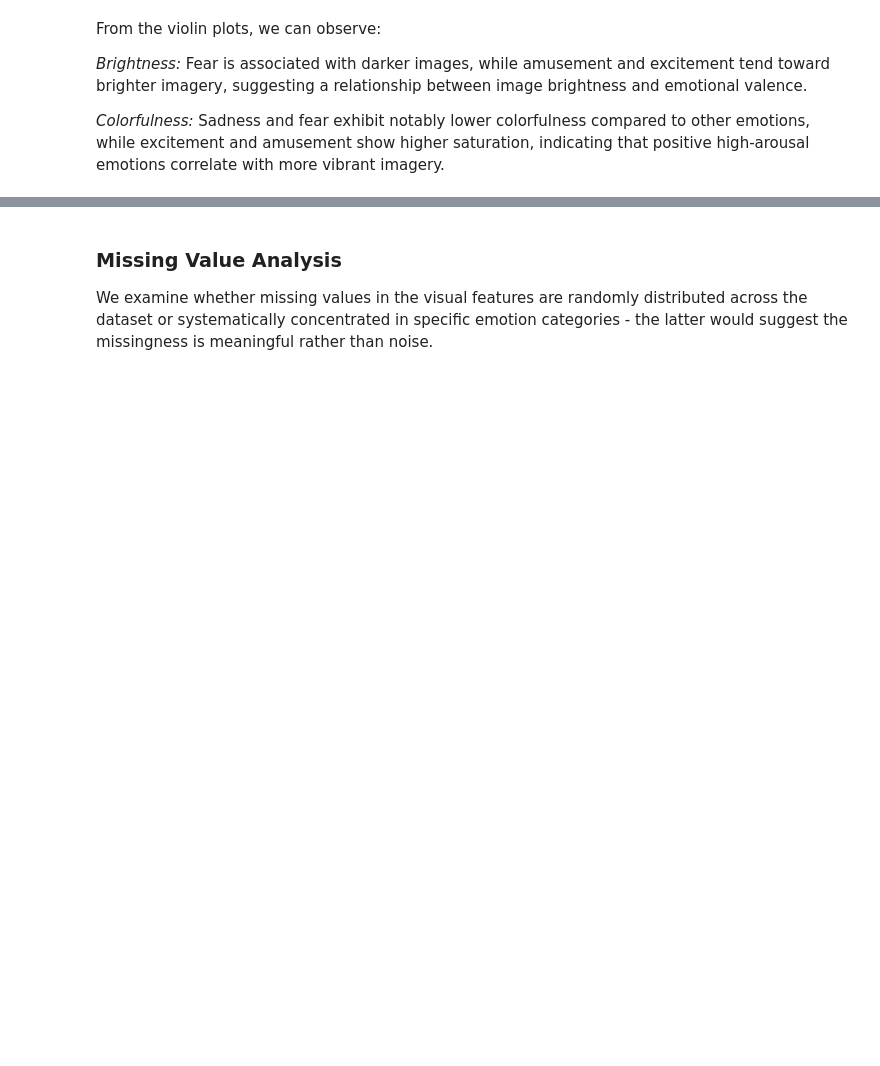
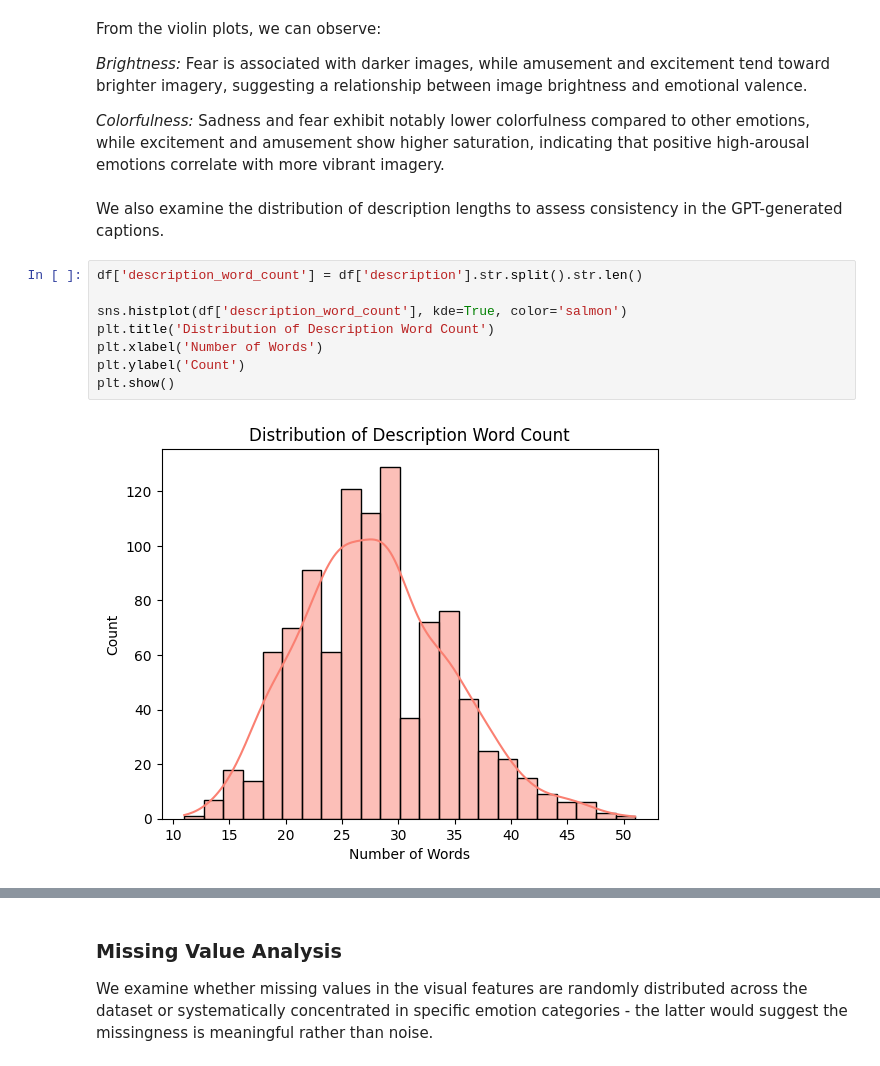
Before and after one commit to yodesser/Embeddings, a Jupyter notebook: FinalProject.ipynb, the cells around one changed output, grey strips where cells are left out. Saved outputs shown, nothing was run; the diff lists cells and outputs as text; blank space fills up the shorter version.

Commit message:
more plots added

```diff
--- a/FinalProject.ipynb
+++ b/FinalProject.ipynb
@@ -127,3 +122,15 @@ From the violin plots, we can observe:
 *Brightness:* Fear is associated with darker images, while amusement and excitement tend toward brighter imagery, suggesting a relationship between image brightness and emotional valence.
 
 *Colorfulness:* Sadness and fear exhibit notably lower colorfulness compared to other emotions, while excitement and amusement show higher saturation, indicating that positive high-arousal emotions correlate with more vibrant imagery.
+# %% [markdown]
+We also examine the distribution of description lengths to assess consistency in the GPT-generated captions.
+# %%
+df['description_word_count'] = df['description'].str.split().str.len()
+
+sns.histplot(df['description_word_count'], kde=True, color='salmon')
+plt.title('Distribution of Description Word Count')
+plt.xlabel('Number of Words')
+plt.ylabel('Count')
+plt.show()
+# %% [output]
+[figure, added]
```
Also changed, not shown: parts of 13 cells of this notebook.
